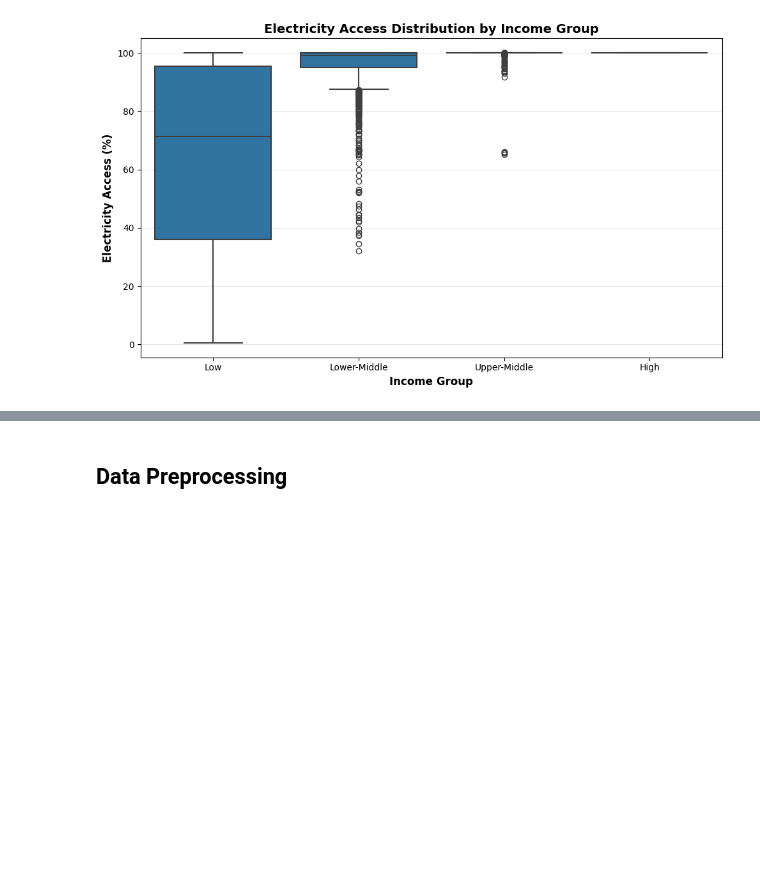
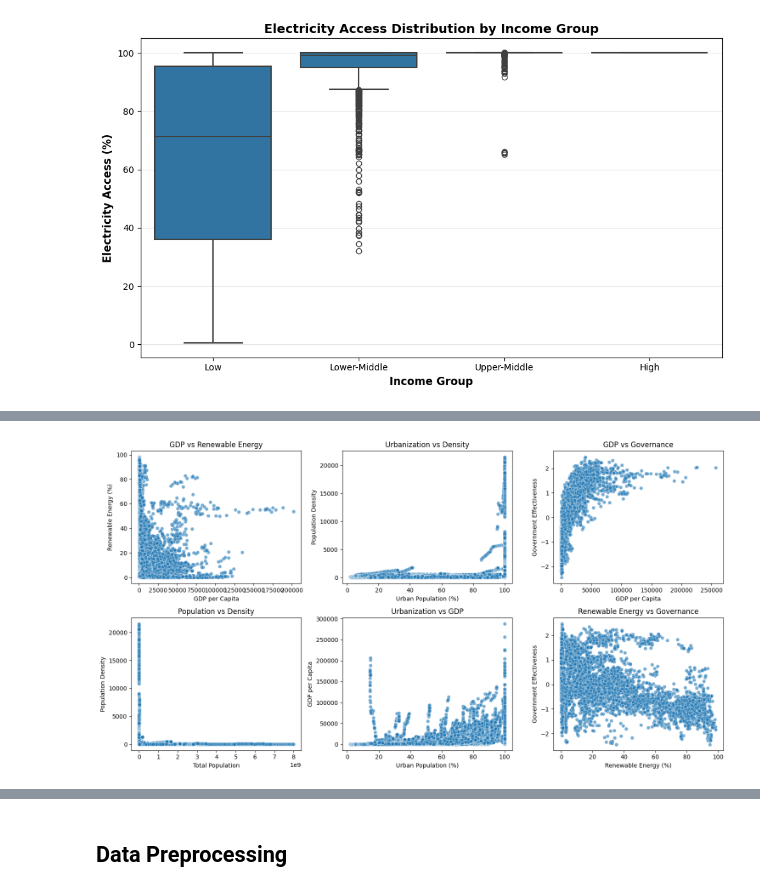
Before and after one commit to npydipati/CAP5771_npydipati, a Jupyter notebook: energy_poverty_prediction.ipynb, the cells around one changed output, grey strips where cells are left out. Saved outputs shown, nothing was run; the diff lists cells and outputs as text; code cells hidden in the pictures; blank space fills up the shorter version.

```diff
--- a/energy_poverty_prediction.ipynb
+++ b/energy_poverty_prediction.ipynb
@@ -713,0 +747,80 @@ conn.close()
+# %%
+# Create scatter plots to explore relationships between key variables
+fig, axes = plt.subplots(2, 3, figsize=(15, 8))
+
+# Scatter Plot 1: GDP per capita vs Renewable Energy %
+sns.scatterplot(
+    x="gdp_per_capita",
+    y="renewable_energy_percent",
+    data=df,
+    alpha=0.6,
+    ax=axes[0, 0]
+)
+axes[0, 0].set_xlabel("GDP per Capita")
+axes[0, 0].set_ylabel("Renewable Energy (%)")
+axes[0, 0].set_title("GDP vs Renewable Energy")
+
+# Scatter Plot 2: Urban Population % vs Population Density
+sns.scatterplot(
+    x="urban_population_percent",
+    y="population_density",
+    data=df,
+    alpha=0.6,
+    ax=axes[0, 1]
+)
+axes[0, 1].set_xlabel("Urban Population (%)")
+axes[0, 1].set_ylabel("Population Density")
+axes[0, 1].set_title("Urbanization vs Density")
+
+# Scatter Plot 3: GDP per capita vs Government Effectiveness
+sns.scatterplot(
+    x="gdp_per_capita",
+    y="government_effectiveness",
+    data=df,
+    alpha=0.6,
+    ax=axes[0, 2]
+)
+axes[0, 2].set_xlabel("GDP per Capita")
+axes[0, 2].set_ylabel("Government Effectiveness")
+axes[0, 2].set_title("GDP vs Governance")
+
+# PScatter Plot 4: Total Population vs Population Density
+sns.scatterplot(
+    x="total_population",
+    y="population_density",
+    data=df,
+    alpha=0.6,
+    ax=axes[1, 0]
+)
+axes[1, 0].set_xlabel("Total Population")
+axes[1, 0].set_ylabel("Population Density")
+axes[1, 0].set_title("Population vs Density")
+
+# Scatter Plot 5: Urban Population % vs GDP per capita
+sns.scatterplot(
+    x="urban_population_percent",
+    y="gdp_per_capita",
+    data=df,
+    alpha=0.6,
+    ax=axes[1, 1]
+)
+axes[1, 1].set_xlabel("Urban Population (%)")
+axes[1, 1].set_ylabel("GDP per Capita")
+axes[1, 1].set_title("Urbanization vs GDP")
+
+# Scatter Plot 6: Renewable Energy % vs Government Effectiveness
+sns.scatterplot(
+    x="renewable_energy_percent",
+    y="government_effectiveness",
+    data=df,
+    alpha=0.6,
+    ax=axes[1, 2]
+)
+axes[1, 2].set_xlabel("Renewable Energy (%)")
+axes[1, 2].set_ylabel("Government Effectiveness")
+axes[1, 2].set_title("Renewable Energy vs Governance")
+
+plt.tight_layout()
+plt.show()
+# %% [output]
+[figure, added]
```
Also changed, not shown: parts of 19 cells of this notebook, 4 other files.
